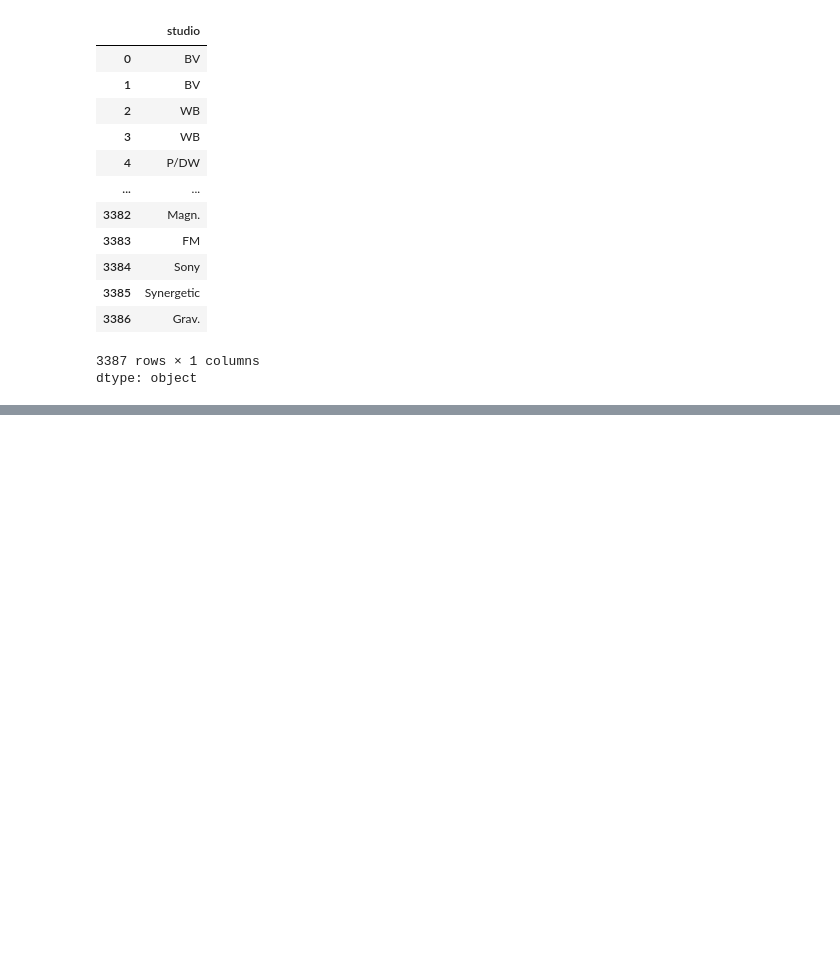
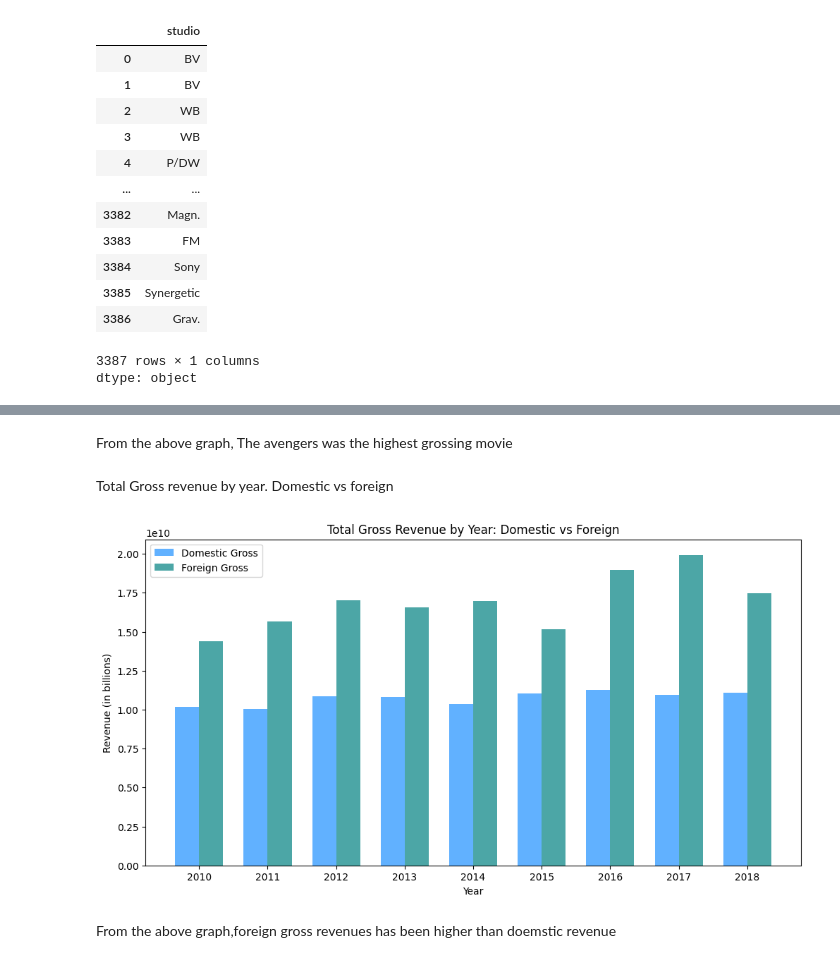
Before and after one commit to pishanjia/ADS_REV_code, a Jupyter notebook: Capstone.ipynb, the cells around one changed output, grey strips where cells are left out. Cells and saved outputs as stored; diff of their text form; code cells hidden in the pictures; blank space fills up the shorter version.

```diff
--- a/Capstone.ipynb
+++ b/Capstone.ipynb
@@ -280,0 +374,26 @@ Bom_movie_cleaned = Bom.dropna(subset=['domestic_gross'])
+# %% [markdown]
+From the above graph, The avengers was the highest grossing movie
+# %% [markdown]
+Total Gross revenue by year. Domestic vs foreign
+# %%
+
+bins = np.arange(0, Bom_movie_cleaned[['domestic_gross', 'foreign_gross']].max().max() + 50e6, 50e6)
+
+plt.figure(figsize=(12, 6))
+
+x_pos = np.arange(len(total_gross_revenue_by_year))
+width = 0.35
+
+plt.bar(x_pos - width/2, total_gross_revenue_by_year['domestic_gross'], width, label='Domestic Gross', color='dodgerblue', alpha=0.7)
+plt.bar(x_pos + width/2, total_gross_revenue_by_year['foreign_gross'], width, label='Foreign Gross', color='teal', alpha=0.7)
+
+plt.xlabel('Year')
+plt.ylabel('Revenue (in billions)')
+plt.title('Total Gross Revenue by Year: Domestic vs Foreign')
+plt.xticks(x_pos, total_gross_revenue_by_year['year'])
+plt.legend()
+plt.show()
+# %% [output]
+[figure, added]
+# %% [markdown]
+From the above graph,foreign gross revenues has been higher than doemstic revenue
```
Also changed, not shown: parts of 34 cells of this notebook.
